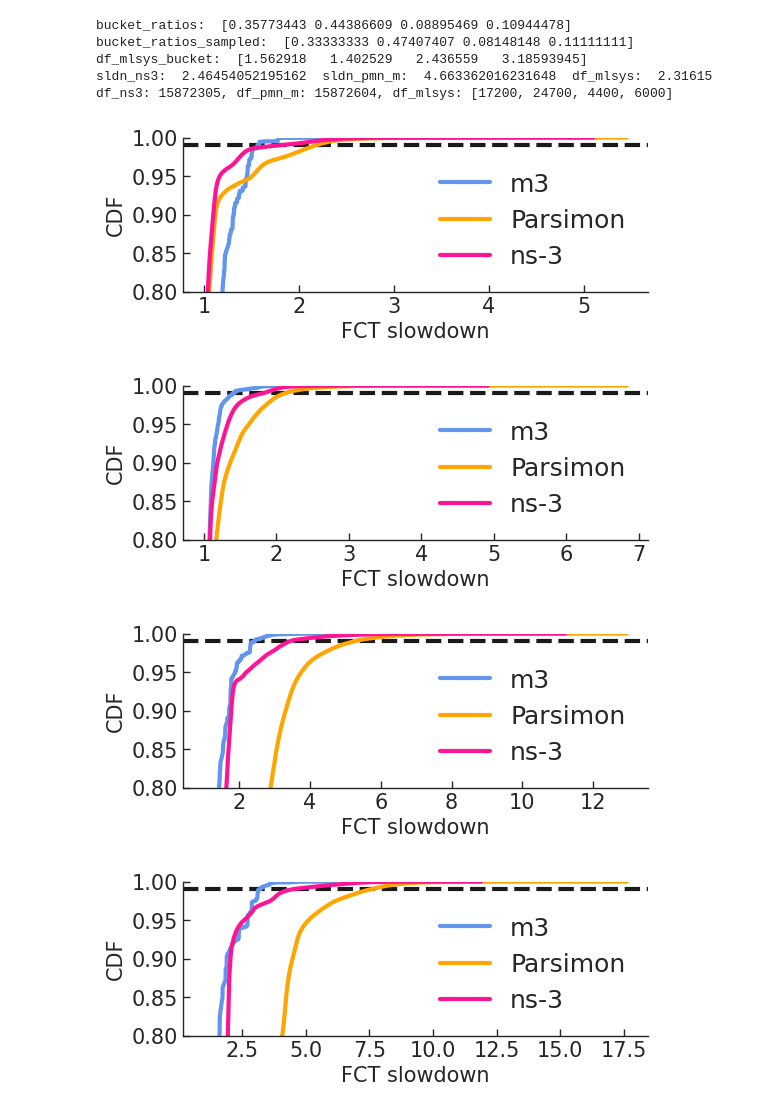
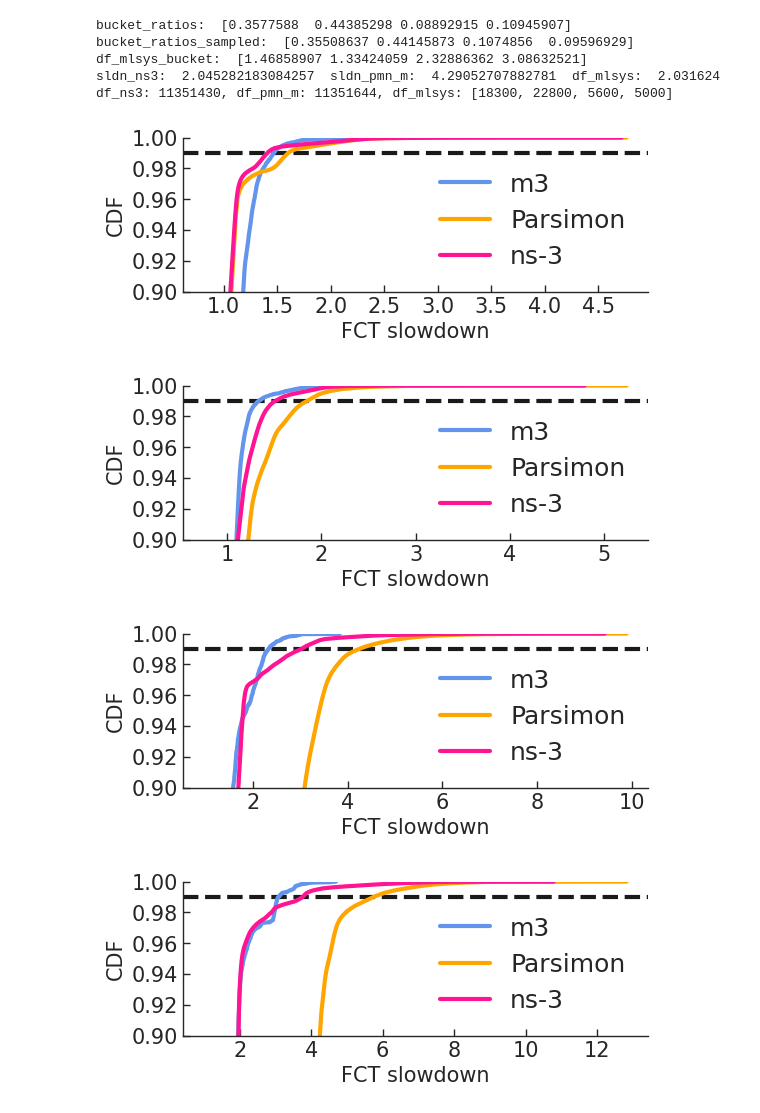
Before and after one commit to uw-polestar/parsimon-eval, a Jupyter notebook: expts/fig_7/analysis/main_large_scale.ipynb, the cells around one changed output. Drawn from its saved outputs; the diff is of its cells as text; code cells hidden in the pictures.

```diff
--- a/expts/fig_7/analysis/main_large_scale.ipynb
+++ b/expts/fig_7/analysis/main_large_scale.ipynb
@@ -16,12 +16,12 @@ labels = {0: '0<size<=MTU', 1:'MTU<size<=BDP', 2:'BDP<size<=5BDP', 3:'5BDP<size'
 n_size_bucket_list_output=len(bin_size_list)+1
 n_percentiles=len(P99_PERCENTILE_LIST)
 # %%
+np.random.seed(1)
 # 30% (id-0), 50% (id-1), 70% (id-2) load
 N_FLOWS=500*100*4
-N_FLOWS_PER_PATH=400
 N_FLOW_THRESHOLD = [1, 1, 1, 1]
-worst_low_id=2
-mlsys_dir="mlsys-new_e426"
+worst_low_id=1
+mlsys_dir="mlsys"
 mix_dir = f'../data/{worst_low_id}'
 # Accuracy metrics
 df_ns3 = pd.read_csv(f'{mix_dir}/ns3-config/records.csv')
@@ -66,10 +66,10 @@ with open(f'{mix_dir}/{mlsys_dir}/path.txt', 'r') as file:
                 df_mlsys[line_idx%n_size_bucket_list_output].extend(data)
 df_mlsys_shape=[len(df_mlsys[i]) for i in range(len(df_mlsys))]
 
-sizes=df_ns3['size']
-bin=np.digitize(sizes, bin_size_list)
+sizes_ns3=df_ns3['size']
+bin_ns3=np.digitize(sizes_ns3, bin_size_list)
 
-bin_counts = np.bincount(bin)
+bin_counts = np.bincount(bin_ns3)
 total_count = np.sum(bin_counts)
 # # Calculate the ratio for each bucket
 bucket_ratios = bin_counts / total_count
@@ -81,7 +81,9 @@ df_mlsys_bucket=np.array([np.percentile(df_mlsys[i],99) for i in range(len(df_ml
 print("df_mlsys_bucket: ",df_mlsys_bucket)
 df_mlsys_total=[]
 for i in range(len(df_mlsys)):
-    df_mlsys_total.extend(df_mlsys[i])
+    # df_mlsys_total.extend(df_mlsys[i])
+    n_tmp=int(N_FLOWS*bucket_ratios_sampled[i])
+    df_mlsys_total.extend(np.random.choice(df_mlsys[i],n_tmp,replace=True))
 df_mlsys_p99=np.percentile(df_mlsys_total,99)
 
 sldn_ns3=df_ns3['slowdown']
@@ -95,25 +97,25 @@ error_mlsys=(df_mlsys_p99-sldn_ns3_p99)/sldn_ns3_p99
 
 print(f"df_ns3: {df_ns3.shape[0]}, df_pmn_m: {df_pmn_m.shape[0]}, df_mlsys: {df_mlsys_shape}")
 # %% [output]
-bucket_ratios:  [0.35773443 0.44386609 0.08895469 0.10944478]
-bucket_ratios_sampled:  [0.33333333 0.47407407 0.08148148 0.11111111]
-df_mlsys_bucket:  [1.562918   1.402529   2.436559   3.18593945]
-sldn_ns3:  2.46454052195162  sldn_pmn_m:  4.663362016231648  df_mlsys:  2.31615
-df_ns3: 15872305, df_pmn_m: 15872604, df_mlsys: [17200, 24700, 4400, 6000]
+bucket_ratios:  [0.3577588  0.44385298 0.08892915 0.10945907]
+bucket_ratios_sampled:  [0.35508637 0.44145873 0.1074856  0.09596929]
+df_mlsys_bucket:  [1.46858907 1.33424059 2.32886362 3.08632521]
+sldn_ns3:  2.045282183084257  sldn_pmn_m:  4.29052707882781  df_mlsys:  2.031624
+df_ns3: 11351430, df_pmn_m: 11351644, df_mlsys: [18300, 22800, 5600, 5000]
 # %%
 legend_list=['m3','Parsimon','ns-3']
 bin_ns3=np.digitize(df_ns3['size'], bin_size_list)
 bin_pmn_m=np.digitize(df_pmn_m['size'], bin_size_list)
 for i in range(len(labels)):
 
     tmp_sldn_ns3 = np.extract(bin_ns3==i, sldn_ns3)
     tmp_sldn_pmn_m = np.extract(bin_pmn_m==i, sldn_pmn_m)
     tmp_sldn_mlsys=np.array(df_mlsys[i])
 
     plot_data=[tmp_sldn_mlsys,tmp_sldn_pmn_m,tmp_sldn_ns3]
-    plot_cdf(plot_data,f'figs/eva_large_scale_{i}.pdf',legend_list,'FCT slowdown',legend_font=18,group_size=3,loc=4,rotate_xaxis=False,ylim_low=0.8,log_switch=False)
+    plot_cdf(plot_data,f'figs/eva_large_scale_{i}.pdf',legend_list,'FCT slowdown',legend_font=18,group_size=3,loc=4,rotate_xaxis=False,ylim_low=0.9,log_switch=False)
 # %% [output]
-[figure, old version]
+[figure, new version]
-[figure, old version]
+[figure, new version]
-[figure, old version]
+[figure, new version]
-[figure, old version]
+[figure, new version]
```
Also changed, not shown: 52 other files.
